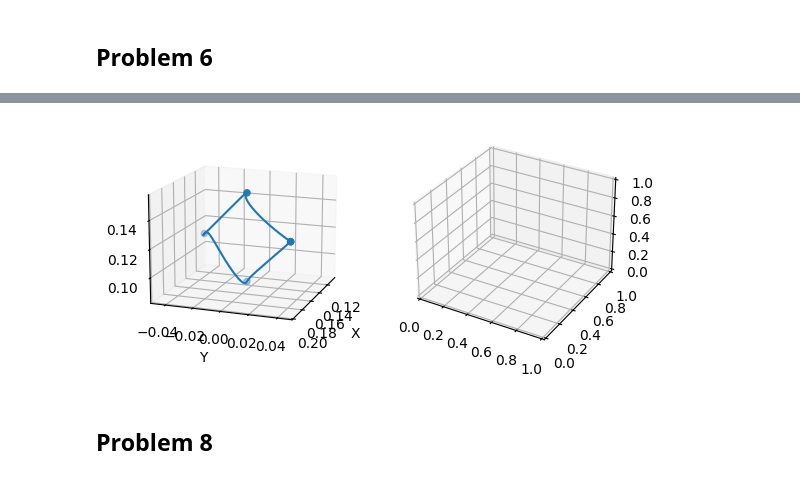
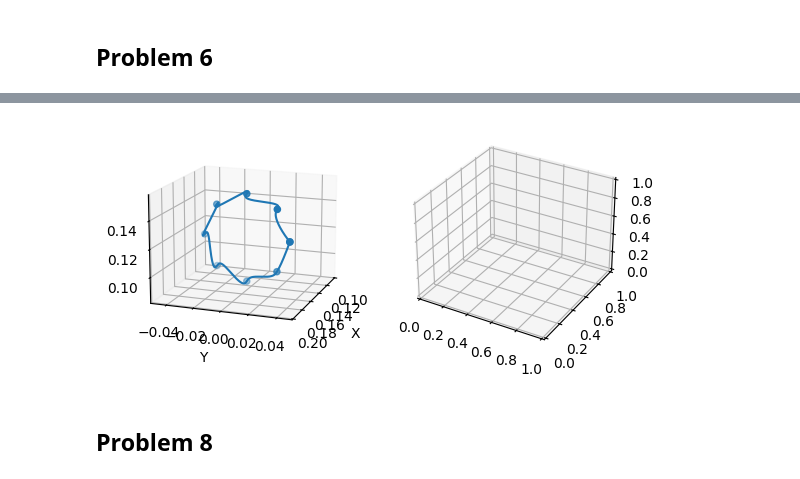
Before and after one commit to RaixSplitter/34753-Robotics-Project, a Jupyter notebook: notebooks/calculations.ipynb, the cells around one changed output, grey strips where cells are left out. Saved outputs shown, nothing was run; the diff lists cells and outputs as text; code cells hidden in the pictures.

```diff
--- a/notebooks/calculations.ipynb
+++ b/notebooks/calculations.ipynb
@@ -334,8 +334,10 @@ def calc_segments(dh_conv, n_points, start_vel, vel, end_vel, total_time = 8):
         seq = interpolation_polynomial(dh_conv, start_angle, end_angle, t_start, t_end, _start_vel, _end_vel)
         segments.append(seq)
     return segments, points
+# %%
+N_POINTS = 8
 # %%
-_segments, _points = calc_segments(dh_conv, 4, 0, 27/1000, 0)
+_segments, _points = calc_segments(dh_conv, N_POINTS, 0, 27/1000, 0)
 # %%
 x, y, z = _points[:, 0], _points[:, 1], _points[:, 2]
 # %%
@@ -365,5 +367,5 @@ points = np.array(points).astype(np.float64)
 # %%
 x, y, z = points[:, 0], points[:, 1], points[:, 2]
 # %%
-points_circle = np.array([point_on_circle(angle) for angle in np.linspace(0, 2*np.pi, 5)]).astype(np.float64)
+points_circle = np.array([point_on_circle(angle) for angle in np.linspace(0, 2*np.pi, N_POINTS+1)]).astype(np.float64)
 xp, yp, zp = points_circle[:, 0], points_circle[:, 1], points_circle[:, 2]
@@ -370,18 +382,17 @@ xp, yp, zp = points_circle[:, 0], points_circle[:, 1], points_circle[:, 2]
 # %%
-%matplotlib inline
 fig, axs = plt.subplots(1, 2, subplot_kw={'projection': '3d'})
-cols = ['red'] + ['green'] * (len(points)-2) + ['blue']
-axs[0].scatter(xp, yp,zp)
+# cols = ['red'] + ['green'] * (len(points)-2) + ['blue']
+axs[0].scatter(xp, yp, zp)
 # axs[0].scatter(y, z, c = cols)
 axs[0].plot(x, y,z)
 axs[0].set_xlabel('X')
 axs[0].set_ylabel('Y')
 axs[0].set_zlabel('Z')
 axs[0].axis('equal')
 axs[0].view_init(elev=15, azim=20, roll=0)
 plt.show()
 # %% [output]
-[figure, old version]
+[figure, new version]
 # %% [markdown]
 ## Problem 8
 # %%
```
Also changed, not shown: parts of 1 cell of this notebook.
